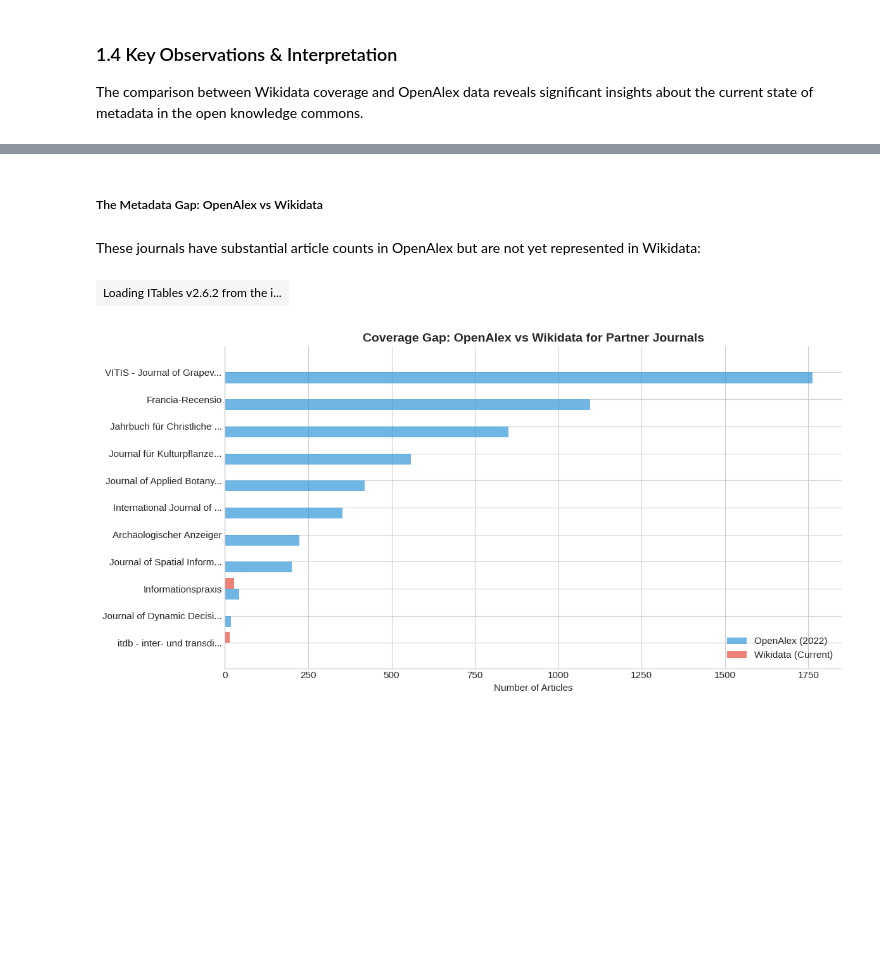
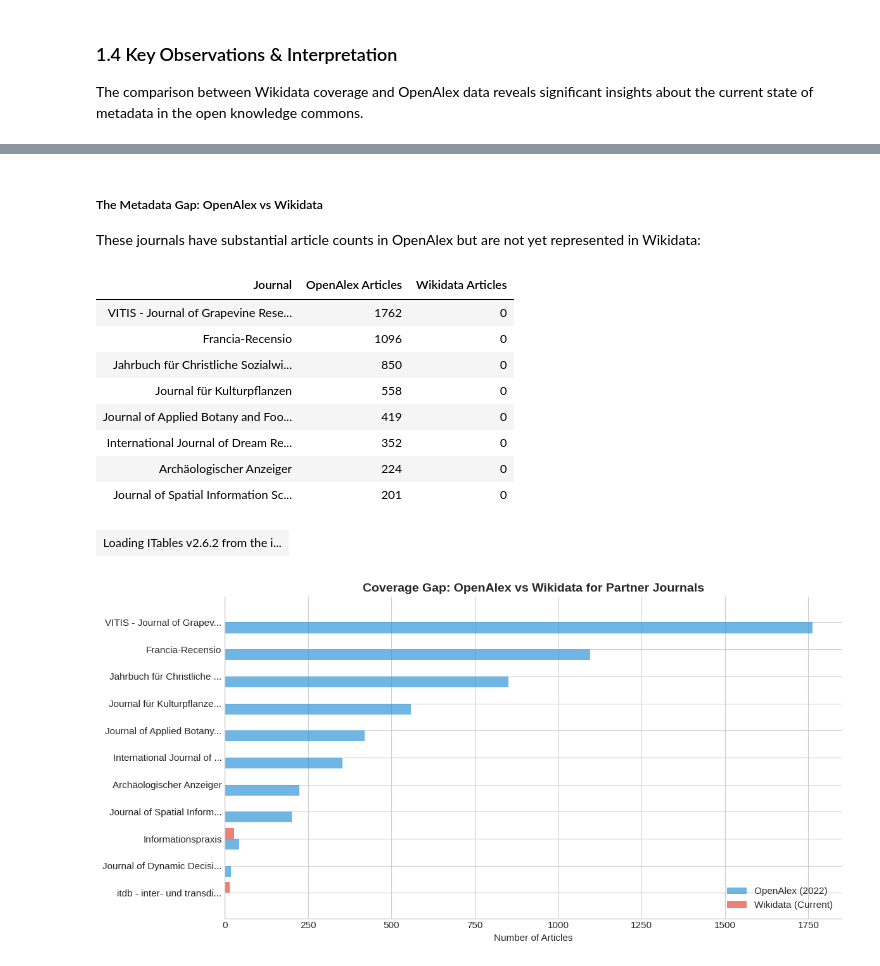
Before and after one commit to GeoinformationSystems/komet-report, a Jupyter notebook: komet_evaluation.ipynb, the cells around one changed output, grey strips where cells are left out. Cells and saved outputs as stored; diff of their text form; code cells hidden in the pictures; blank space fills up the shorter version.

```diff
--- a/komet_evaluation.ipynb
+++ b/komet_evaluation.ipynb
@@ -79,0 +55,14 @@ Update Frequency: Monthly (1st of each month)
+# %%
+# Table display helper for HTML and PDF export
+from IPython.display import display, HTML, Markdown
+
+def show_table(df, caption=None, index=False):
+    """
+    Display DataFrame as HTML table with optional caption.
+    For PDF export via markdown, tables are converted by nbconvert.
+    Links in cells should use HTML <a> tags for proper rendering.
+    """
+    html = df.to_html(escape=False, index=index, classes='dataframe table')
+    if caption:
+        html = f"<p><strong>{caption}</strong></p>\n{html}"
+    display(HTML(html))
@@ -297,17 +301,31 @@ itdb (Q107074231) shows organic growth: 14 articles (up from 13 in 2022 baseline
 # %%
 # Display the gap analysis table
 if gap_journals:
-    display(HTML('<h5>The Metadata Gap: OpenAlex vs Wikidata</h5>'))
-    display(HTML('<p>These journals have substantial article counts in OpenAlex but are not yet represented in Wikidata:</p>'))
+    display(Markdown('''
+##### The Metadata Gap: OpenAlex vs Wikidata
+
+These journals have substantial article counts in OpenAlex but are not yet represented in Wikidata:
+'''))
 
     gap_df = pd.DataFrame(gap_journals)
     gap_df.columns = ['Journal', 'OpenAlex Articles', 'Wikidata Articles']
     gap_df = gap_df.sort_values('OpenAlex Articles', ascending=False)
-    show(gap_df, classes="display compact", columnDefs=[{"className": "dt-left", "targets": [0]}])
+    show_table(gap_df)
 # %% [output]
-The Metadata Gap: OpenAlex vs Wikidata
-These journals have substantial article counts in OpenAlex but are not yet represented in Wikidata:
+
+##### The Metadata Gap: OpenAlex vs Wikidata
+
+These journals have substantial article counts in OpenAlex but are not yet represented in Wikidata:
-| Loading ITables v2.6.2 from the i... |
+| Journal | OpenAlex Articles | Wikidata Articles |
+| VITIS - Journal of Grapevine Rese... | 1762 | 0 |
+| Francia-Recensio | 1096 | 0 |
+| Jahrbuch für Christliche Sozialwi... | 850 | 0 |
+| Journal für Kulturpflanzen | 558 | 0 |
+| Journal of Applied Botany and Foo... | 419 | 0 |
+| International Journal of Dream Re... | 352 | 0 |
+| Archäologischer Anzeiger | 224 | 0 |
+| Journal of Spatial Information Sc... | 201 | 0 |
+| Loading ITables v2.6.2 from the i... |
 # %%
 # Visualization: Coverage gap chart
 fig, ax = plt.subplots(figsize=(12, 6))
```
Also changed, not shown: parts of 17 cells of this notebook, 10 other files.
